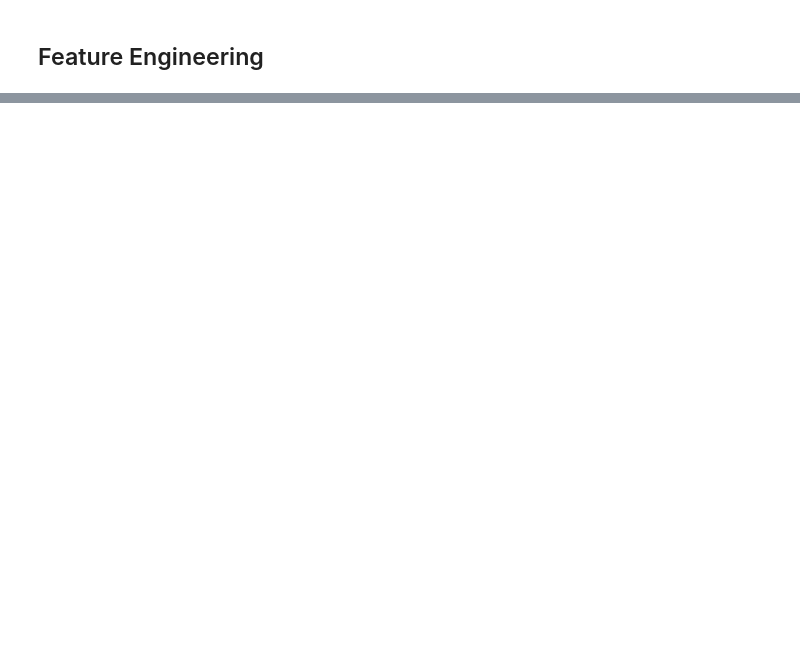
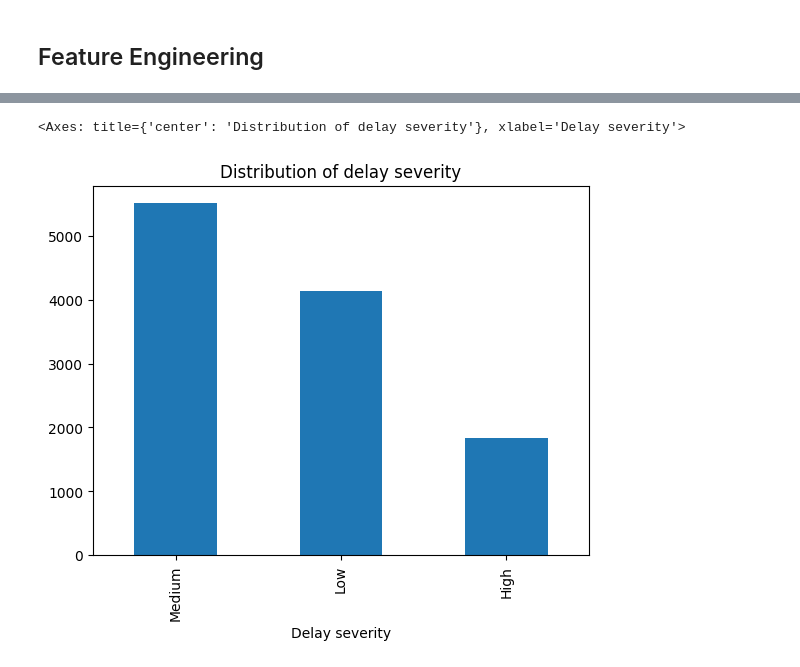
Before and after one commit to dianatrc/tardis, a Jupyter notebook: tardis_eda.ipynb, the cells around one changed output, grey strips where cells are left out. Cells and saved outputs as stored; diff of their text form; code cells hidden in the pictures; blank space fills up the shorter version.

```diff
--- a/tardis_eda.ipynb
+++ b/tardis_eda.ipynb
@@ -100,19 +102,16 @@ print(df.shape)
 # %% [markdown]
 ## Feature Engineering
 # %%
-df["day_of_week"] = df["date"].dt.day_name()
-df["month"] = df["date"].dt.month
+df['Year'] = df['Date'].dt.year
+df['Month'] = df['Date'].dt.month
 # %%
-df["scheduled_hour"] = df["scheduled_time"].apply(
-    lambda x: x.hour if pd.notnull(x) else np.nan
-)
+df['Total trains'] = df['Number of scheduled trains']
+df['Cancellation rate'] = df['Number of cancelled trains'] / df['Total trains'].replace(0, np.nan)
+df['Delay rate'] = df['Number of trains delayed at arrival'] / df['Total trains'].replace(0, np.nan)
+df[['Cancellation rate', 'Delay rate']] = df[['Cancellation rate', 'Delay rate']].fillna(0)
-# %%
-df["is_peak_hour"] = df["scheduled_hour"].apply(
-    lambda x: 1 if x in [7, 8, 9, 17, 18, 19] else 0
-)
 # %%
-df["delay_category"] = pd.cut(
-    df["delay_minutes"],
-    bins=[-1, 5, 15, 30, float("inf")],
-    labels=["On time / slight", "Short delay", "Medium delay", "Long delay"]
+df['Delay severity'] = pd.cut(
+    df['Delay rate'],
+    bins=[-0.1, 0.1, 0.2, 1.0],
+    labels=['Low', 'Medium', 'High']
 )
@@ -141 +127,6 @@ dtype: int64
+# %%
+df['Delay severity'].value_counts().plot(kind='bar', title='Distribution of delay severity')
+# %% [output]
+<Axes: title={'center': 'Distribution of delay severity'}, xlabel='Delay severity'>
+[figure, added]
 # %%
```
Also changed, not shown: parts of 14 cells of this notebook, 1 other file.
